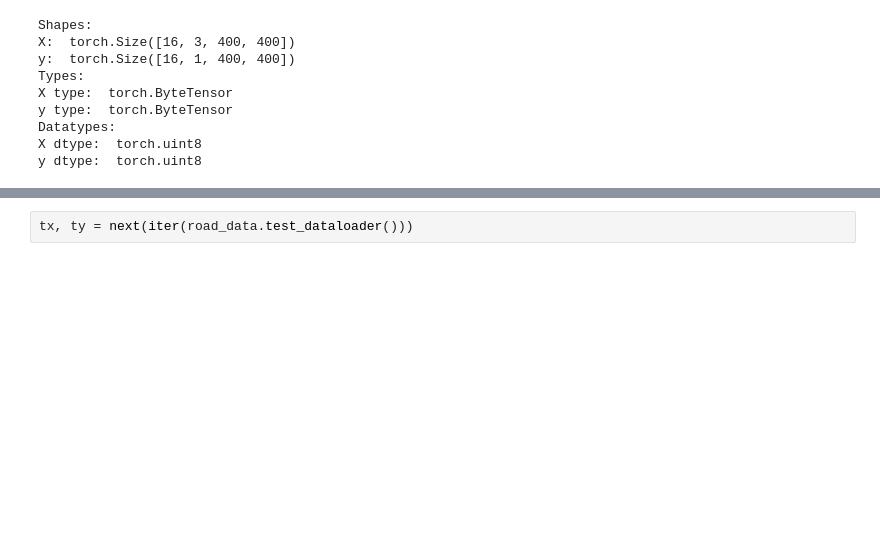
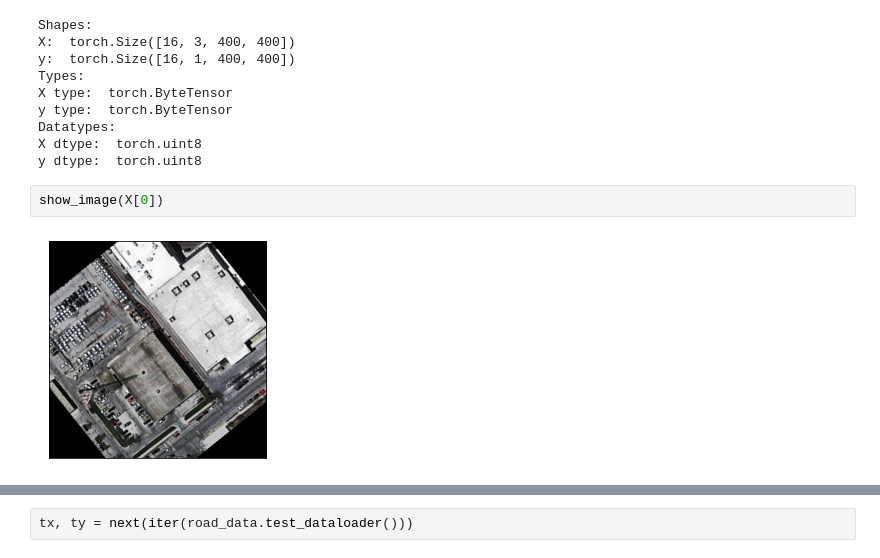
Before and after one commit to ehratjon/cil_2021, a Jupyter notebook: notebook.ipynb, the cells around one changed output, grey strips where cells are left out. Drawn from its saved outputs; the diff is of its cells as text; blank space fills up the shorter version.

```diff
--- a/notebook.ipynb
+++ b/notebook.ipynb
@@ -159,6 +257,10 @@ y type:  torch.ByteTensor
 Datatypes:
 X dtype:  torch.uint8
 y dtype:  torch.uint8
+# %%
+show_image(X[0])
+# %% [output]
+[figure, added]
 # %%
 show_image(y[0])
 # %% [output]
```
Also changed, not shown: parts of 23 cells of this notebook.
